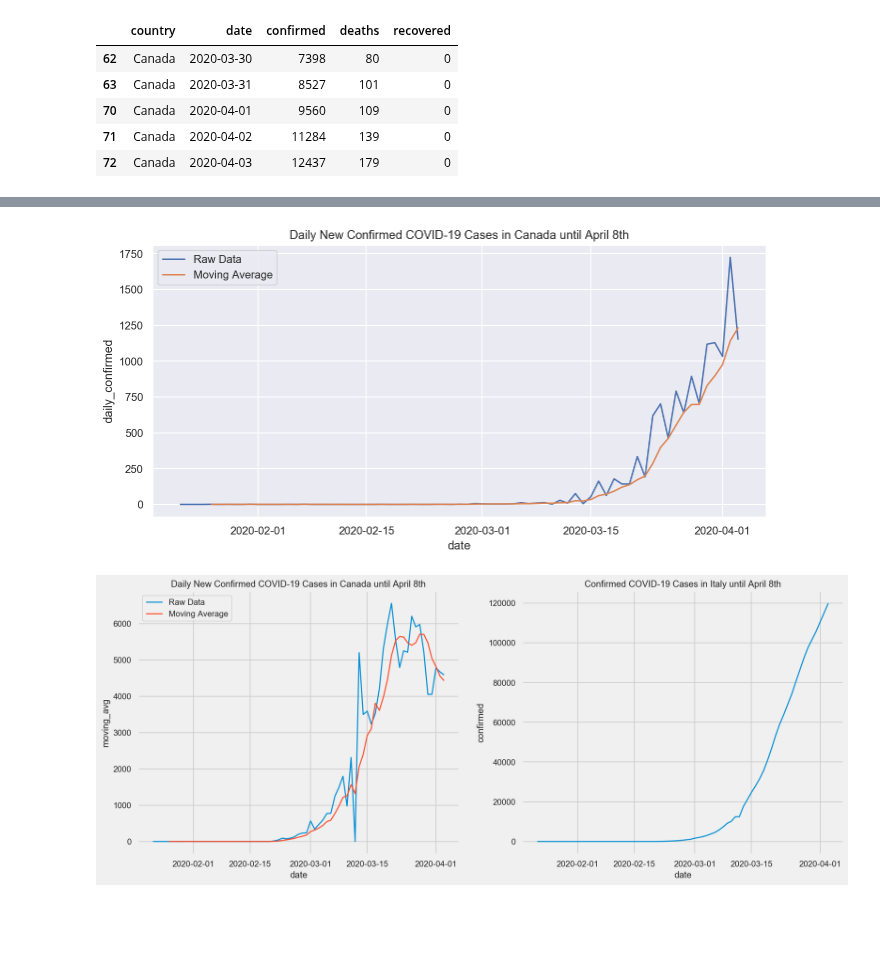
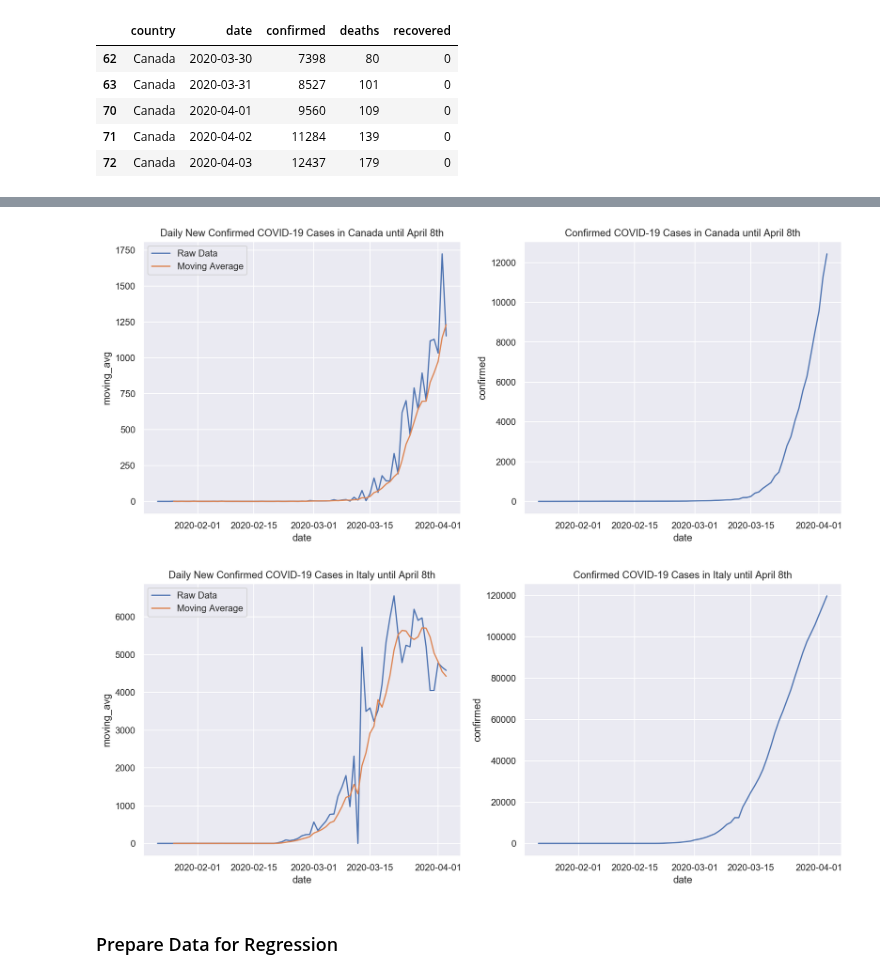
Before and after one commit to jramkiss/jramkiss.github.io, a Jupyter notebook: _posts/notebooks/covid19-changes.ipynb, the cells around one changed output, grey strips where cells are left out. Cells and saved outputs as stored; diff of their text form; code cells hidden in the pictures; blank space fills up the shorter version.

Commit message:
added covid19 notebook

```diff
--- a/_posts/notebooks/covid19-changes.ipynb
+++ b/_posts/notebooks/covid19-changes.ipynb
@@ -89,20 +85,34 @@ sns.lineplot(x="date",
 # %%
 cases_shifted = np.array([0] + list(cad.confirmed[:-1]))
 daily_confirmed = np.array(cad.confirmed) - cases_shifted
 cad["daily_confirmed"] = daily_confirmed
 
+cad["moving_avg"] = cad.daily_confirmed.rolling(window=5).mean()
+
+fig, ax = plt.subplots(1,2, figsize=(15, 6))
+
 # plot daily confirmed cases, along with moving average
-plt.figure(figsize=(11, 5))
-sns.lineplot(x = cad.date,
-             y = cad.daily_confirmed,
-             label = "Raw Data")
+#plt.figure(figsize=(11, 5))
+sns.lineplot(x = "date",
+             y = "daily_confirmed",
+             label = "Raw Data",
+             data = cad,
+             ax = ax[0])
 
-sns.lineplot(x = cad.date,
-             y = cad.daily_confirmed.rolling(window=5).mean(),
+sns.lineplot(x = "date",
+             y = "moving_avg",
+             data = cad,
              label = "Moving Average",
-             legend = "full").set_title("Daily New Confirmed COVID-19 Cases in Canada until April 8th");
+             legend = "full",
+             ax = ax[0]).set_title("Daily New Confirmed COVID-19 Cases in Canada until April 8th")
+
+sns.lineplot(x="date",
+             y="confirmed",
+             data= cad,
+             ax = ax[1]
+            ).set_title("Confirmed COVID-19 Cases in Canada until April 8th");
 # %% [output]
-[figure, old version]
+[figure, new version]
 # %%
 # italy
 
@@ -141,13 +151,14 @@ sns.lineplot(x = italy.date,
              y = italy.moving_avg,
              label = "Moving Average",
              legend = "full",
-             ax = ax[0]).set_title("Daily New Confirmed COVID-19 Cases in Canada until April 8th")
+             ax = ax[0]).set_title("Daily New Confirmed COVID-19 Cases in Italy until April 8th")
 
-#plt.figure(figsize=(11, 5))
 sns.lineplot(x="date",
              y="confirmed",
              data= italy,
              ax = ax[1]
             ).set_title("Confirmed COVID-19 Cases in Italy until April 8th");
 # %% [output]
-[figure, old version]
+[figure, new version]
+# %% [markdown]
+### Prepare Data for Regression
```
Also changed, not shown: parts of 28 cells of this notebook, 1 other file.
